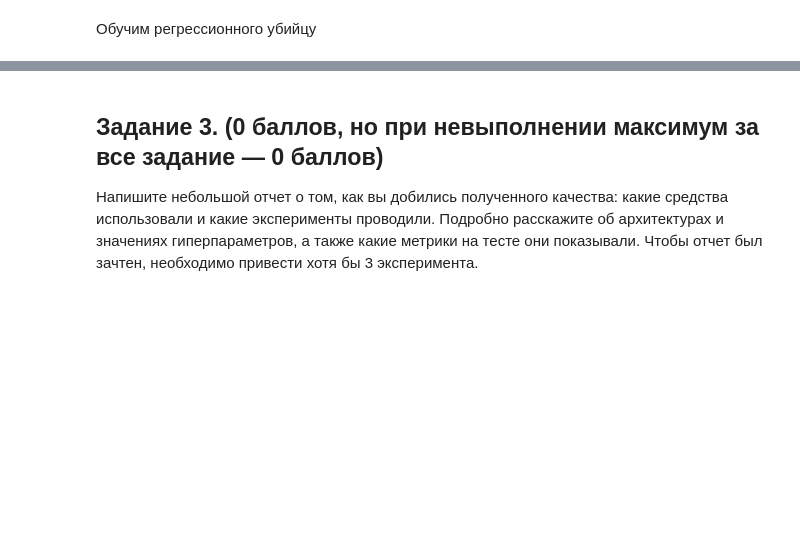
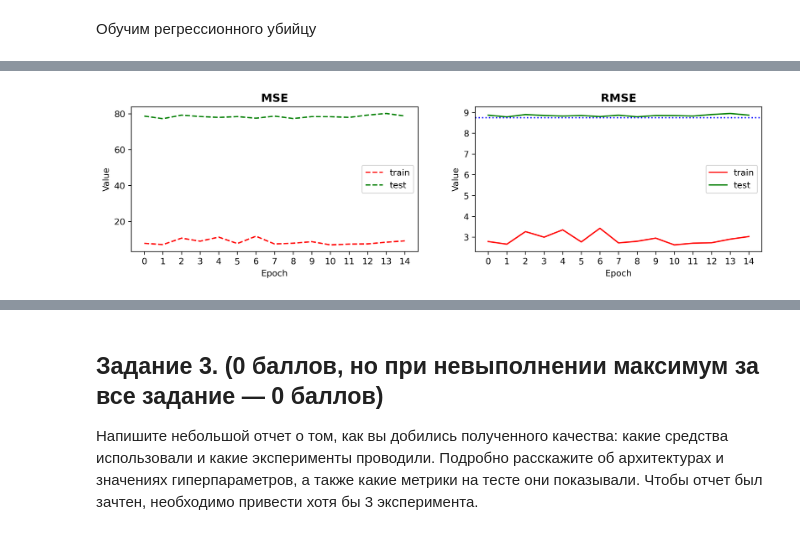
Before and after one commit to LexusShabunya/iad-deep-learning, a Jupyter notebook: 2023/homeworks/hw1/homework_01-Shabunya.ipynb, the cells around one changed output, grey strips where cells are left out. Saved outputs shown, nothing was run; the diff lists cells and outputs as text; code cells hidden in the pictures; blank space fills up the shorter version.

```diff
--- a/2023/homeworks/hw1/homework_01-Shabunya.ipynb
+++ b/2023/homeworks/hw1/homework_01-Shabunya.ipynb
@@ -619 +656,74 @@ for epoch in range(N_EPOCHS):
+# %%
+train_set = Dataset(X_train, y_train)
+train_loader = torch.utils.data.DataLoader(train_set, batch_size=64, shuffle=True)
+
+test_set = Dataset(X_test, y_test)
+test_loader = torch.utils.data.DataLoader(test_set, batch_size=32, shuffle=False)
+
+# set model architecture
+model = MonsterXXX5000(0)
+criterion = nn.MSELoss()
+optimizer = torch.optim.Adam(model.parameters(), lr=0.001)
+# %%
+N_EPOCHS = 15
+# %%
+train_loss = []
+train_metric = []
+
+test_loss = []
+test_metric = []
+
+
+for epoch in range(N_EPOCHS):
+    """Train part"""
+    loss_train = train(model, optimizer, criterion, train_loader, test_loader)
+
+    train_loss.append(loss_train)
+    train_metric.append(loss_train ** 0.5)
+
+    print(f'MSE train: {loss_train}')
+    print(f'RMSE train: {loss_train ** 0.5}')
+
+    """Test part"""
+    with torch.no_grad(): #no calculate grads on validation
+        y_pred = torch.from_numpy(scaler.inverse_transform(model(X_test))).type(torch.FloatTensor)
+
+        loss_test = criterion(y_pred, y_test)
+
+        test_loss.append(float(loss_test.data))
+        test_metric.append(float(loss_test.data) ** 0.5)
+
+        print(f'MSE test: {float(loss_test.data)}')
+        print(f'RMSE test: {float(loss_test.data) ** 0.5}')
+
+    """Plots part"""
+    clear_output(True)
+
+    fig, ax = plt.subplots(1, 2, figsize=(13, 3), dpi=300)
+
+    ax[0].set_title('MSE', size=13, weight='extra bold')
+    ax[1].set_title('RMSE', size=13, weight='extra bold')
+
+    ax[0].set_xlabel('Epoch')
+    ax[0].set_ylabel('Value')
+    ax[1].set_xlabel('Epoch')
+    ax[1].set_ylabel('Value')
+
+    ax[0].set_xticks(np.arange(0, N_EPOCHS, 1))
+    ax[1].set_xticks(np.arange(0, N_EPOCHS, 1))
+
+    ax[0].plot(train_loss, label='train', c='red', ls='--')
+    ax[1].plot(train_metric, label='train', c='red')
+
+    ax[0].plot(test_loss, label='test', c='green', ls='--')
+    ax[1].plot(test_metric, label='test', c='green')
+
+    ax[1].axhline(8.75, c='blue', ls=':')
+
+    ax[0].legend()
+    ax[1].legend()
+
+    plt.show()
+# %% [output]
+[figure, added]
 # %%
```
Also changed, not shown: parts of 10 cells of this notebook.
